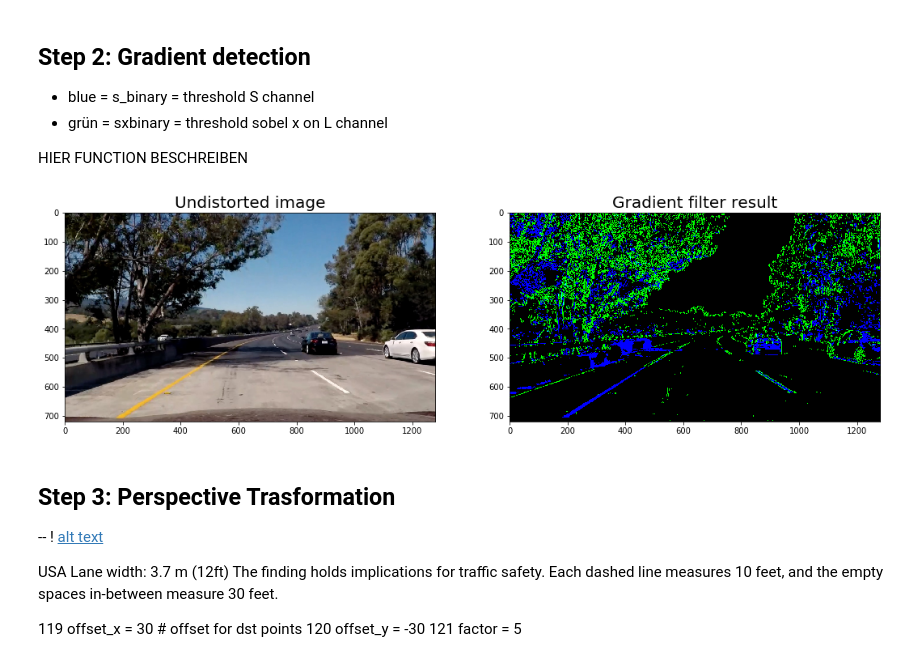
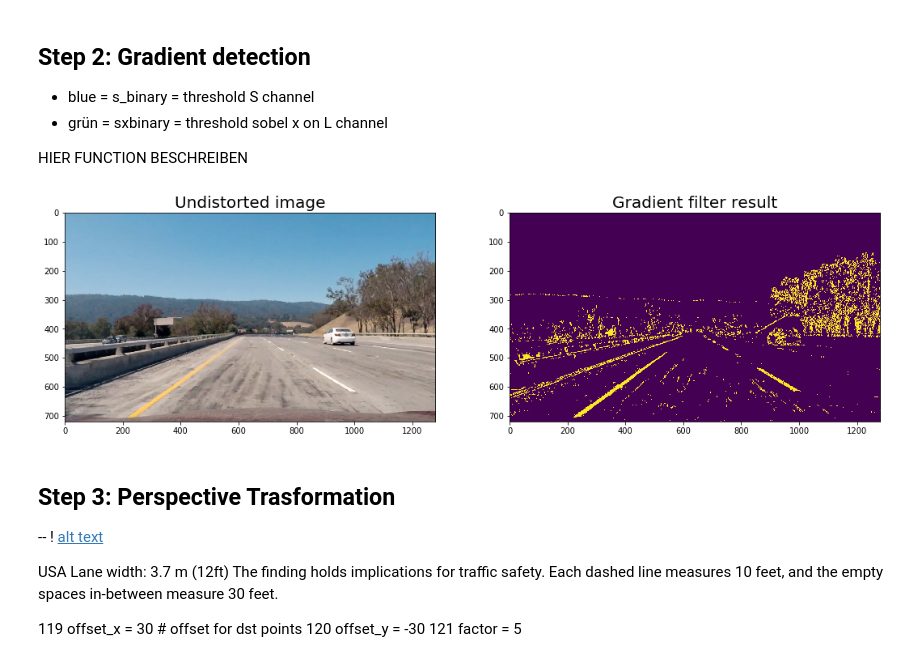
Before and after one commit to tw00/CarND-Advanced-Lane-Lines, a Jupyter notebook: writeup_tw.ipynb, the cells around one changed output. Cells and saved outputs as stored; diff of their text form; code cells hidden in the pictures.

```diff
--- a/writeup_tw.ipynb
+++ b/writeup_tw.ipynb
@@ -69,6 +68,7 @@ ax2.imshow(dst), ax2.set_title('Undistorted Image', fontsize=30);
 # %%
 # Load and filter image
 img = cv2.imread('color-shadow-example.jpg')
+img = cv2.imread('test_images/test7.jpg')
 img = cv2.cvtColor(img, cv2.COLOR_BGR2RGB)
 
 cam = Camera()
@@ -91,16 +91,17 @@ plt.subplots_adjust(left=0., right=1, top=1, bottom=0.)
 HIER FUNCTION BESCHREIBEN
 # %%
 # Load and filter image
-color_binary, result = ImageFilter.gradient_filter(img_undist)
+color_binary, result = ImageFilter.gradient_filter(img_undist, s_thresh=(170, 255), sx_thresh=(20, 100))
 
 # Plot the result
 f, (ax1, ax2) = plt.subplots(1, 2, figsize=(14, 9))
 ax1.imshow(img_undist);  ax1.set_title('Undistorted image', fontsize=20)
-ax2.imshow(color_binary); ax2.set_title('Gradient filter result', fontsize=20)
+#ax2.imshow(color_binary); ax2.set_title('Gradient filter result', fontsize=20)
+ax2.imshow(result); ax2.set_title('Gradient filter result', fontsize=20)
 plt.subplots_adjust(left=0., right=1, top=1, bottom=0.)
 plt.show()
 # %% [output]
-[figure, old version]
+[figure, new version]
 # %% [markdown]
 ## Step 3: Perspective Trasformation
 
```
Also changed, not shown: parts of 13 cells of this notebook, 16 other files.
